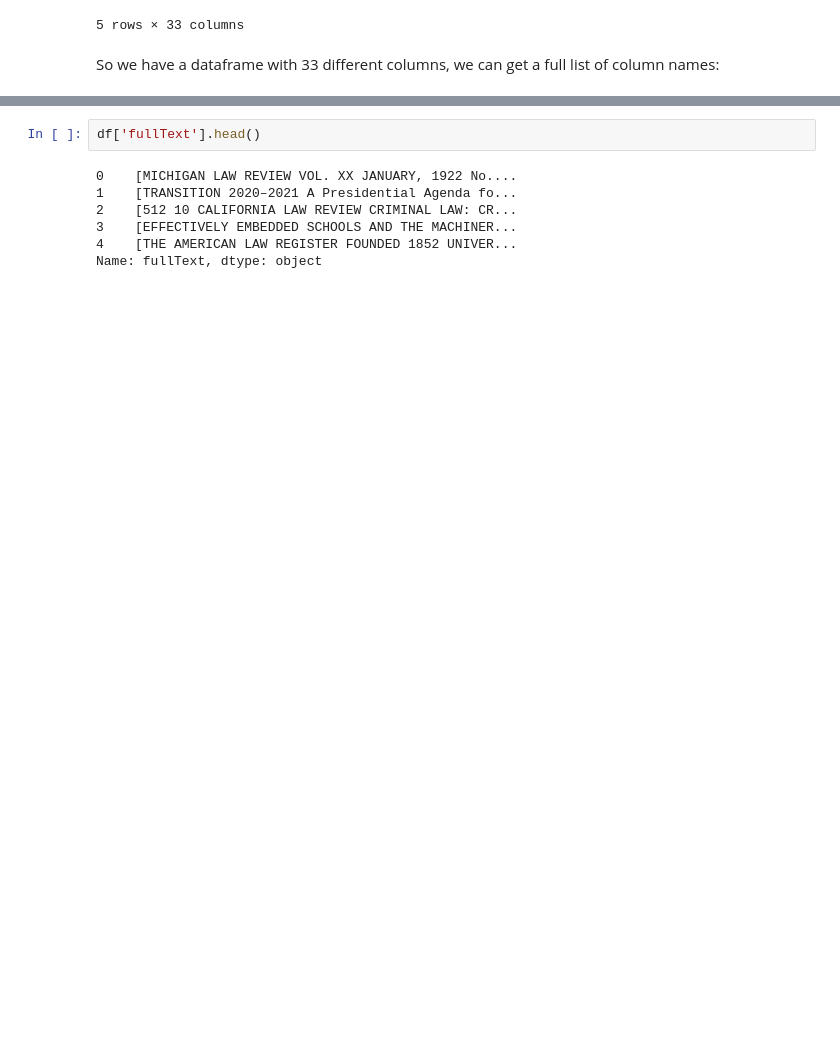
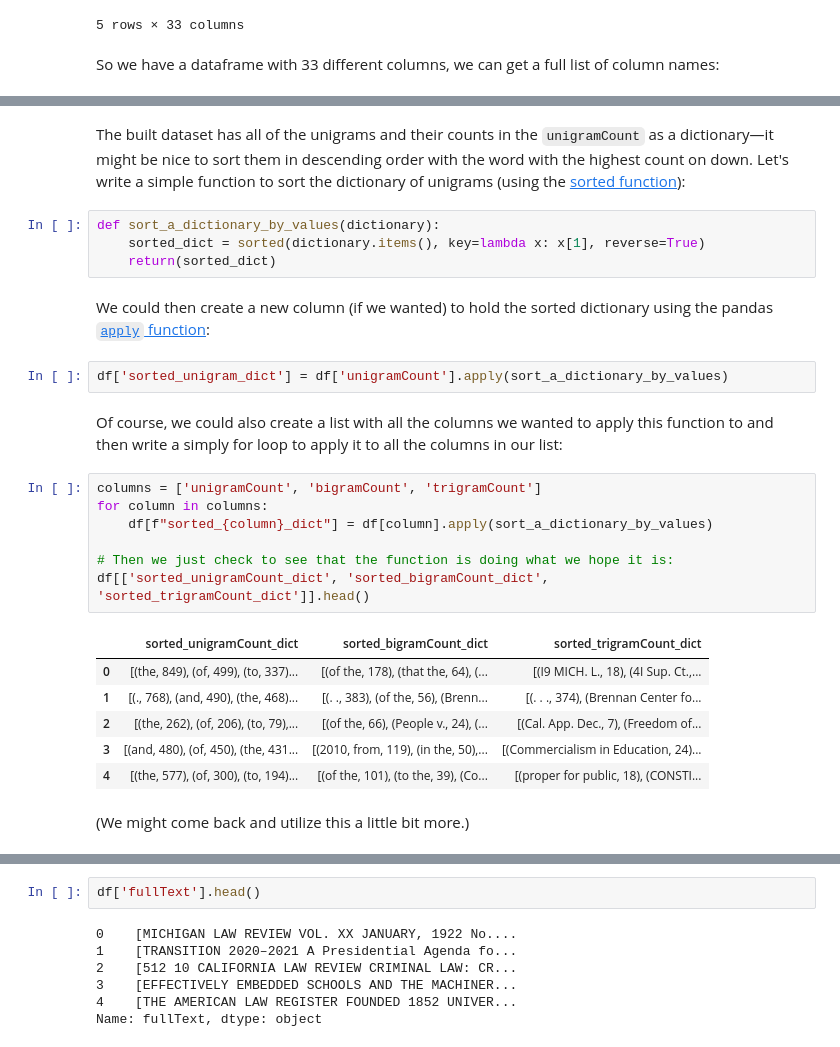
Before and after one commit to kspicer80/jstor_teaching_demo, a Jupyter notebook: jstor_testing_notebook.ipynb, the cells around one changed output, grey strips where cells are left out. Drawn from its saved outputs; the diff is of its cells as text; blank space fills up the shorter version.

```diff
--- a/jstor_testing_notebook.ipynb
+++ b/jstor_testing_notebook.ipynb
@@ -38,0 +46,28 @@ Index(['words', 'counts'], dtype='object')
+# %% [markdown]
+The built dataset has all of the unigrams and their counts in the `unigramCount` as a dictionary—it might be nice to sort them in descending order with the word with the highest count on down. Let's write a simple function to sort the dictionary of unigrams (using the [sorted function](https://www.w3schools.com/python/ref_func_sorted.asp#:~:text=The%20sorted()%20function%20returns,string%20values%20AND%20numeric%20values)):
+# %%
+def sort_a_dictionary_by_values(dictionary):
+    sorted_dict = sorted(dictionary.items(), key=lambda x: x[1], reverse=True)
+    return(sorted_dict)
+# %% [markdown]
+We could then create a new column (if we wanted) to hold the sorted dictionary using the pandas [`apply` function](https://pandas.pydata.org/docs/reference/api/pandas.DataFrame.apply.html):
+# %%
+df['sorted_unigram_dict'] = df['unigramCount'].apply(sort_a_dictionary_by_values)
+# %% [markdown]
+Of course, we could also create a list with all the columns we wanted to apply this function to and then write a simply for loop to apply it to all the columns in our list:
+# %%
+columns = ['unigramCount', 'bigramCount', 'trigramCount']
+for column in columns:
+    df[f"sorted_{column}_dict"] = df[column].apply(sort_a_dictionary_by_values)
+
+# Then we just check to see that the function is doing what we hope it is:
+df[['sorted_unigramCount_dict', 'sorted_bigramCount_dict', 'sorted_trigramCount_dict']].head()
+# %% [output]
+|  | sorted_unigramCount_dict | sorted_bigramCount_dict | sorted_trigramCount_dict |
+| 0 | [(the, 849), (of, 499), (to, 337)... | [(of the, 178), (that the, 64), (... | [(I9 MICH. L., 18), (4I Sup. Ct.,... |
+| 1 | [(., 768), (and, 490), (the, 468)... | [(. ., 383), (of the, 56), (Brenn... | [(. . ., 374), (Brennan Center fo... |
+| 2 | [(the, 262), (of, 206), (to, 79),... | [(of the, 66), (People v., 24), (... | [(Cal. App. Dec., 7), (Freedom of... |
+| 3 | [(and, 480), (of, 450), (the, 431... | [(2010, from, 119), (in the, 50),... | [(Commercialism in Education, 24)... |
+| 4 | [(the, 577), (of, 300), (to, 194)... | [(of the, 101), (to the, 39), (Co... | [(proper for public, 18), (CONSTI... |
+# %% [markdown]
+(We might come back and utilize this a little bit more.)
```
Also changed, not shown: parts of 29 cells of this notebook.
